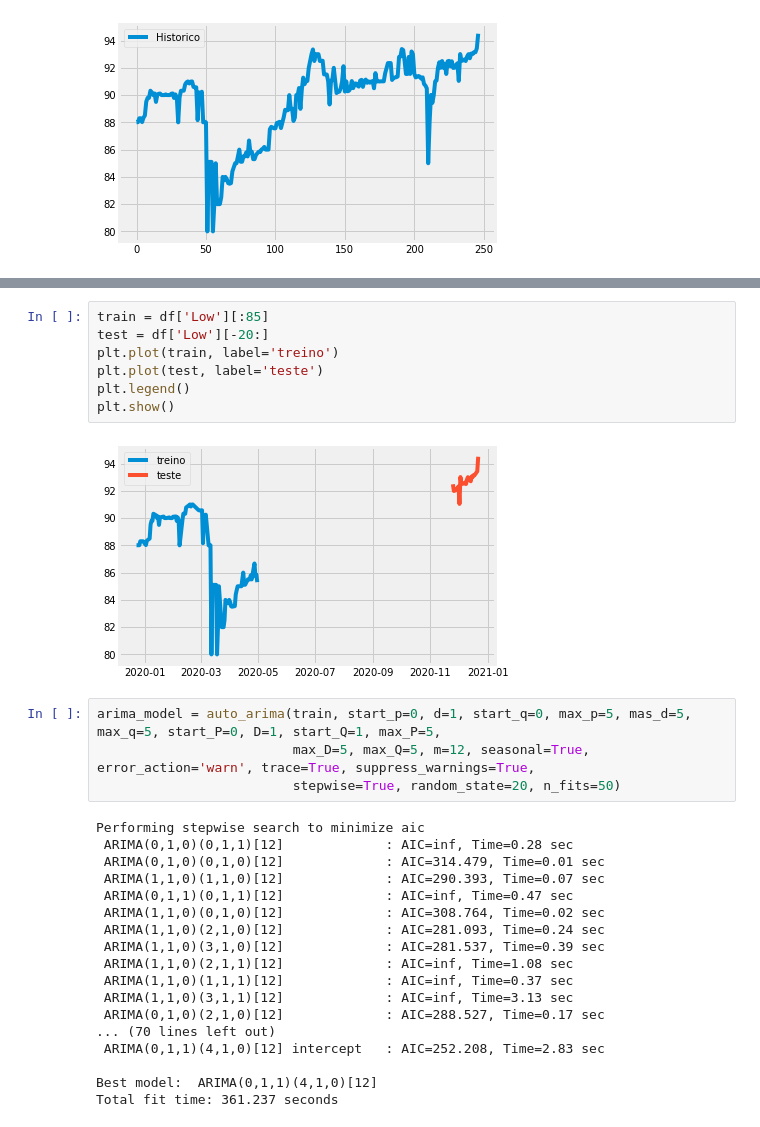
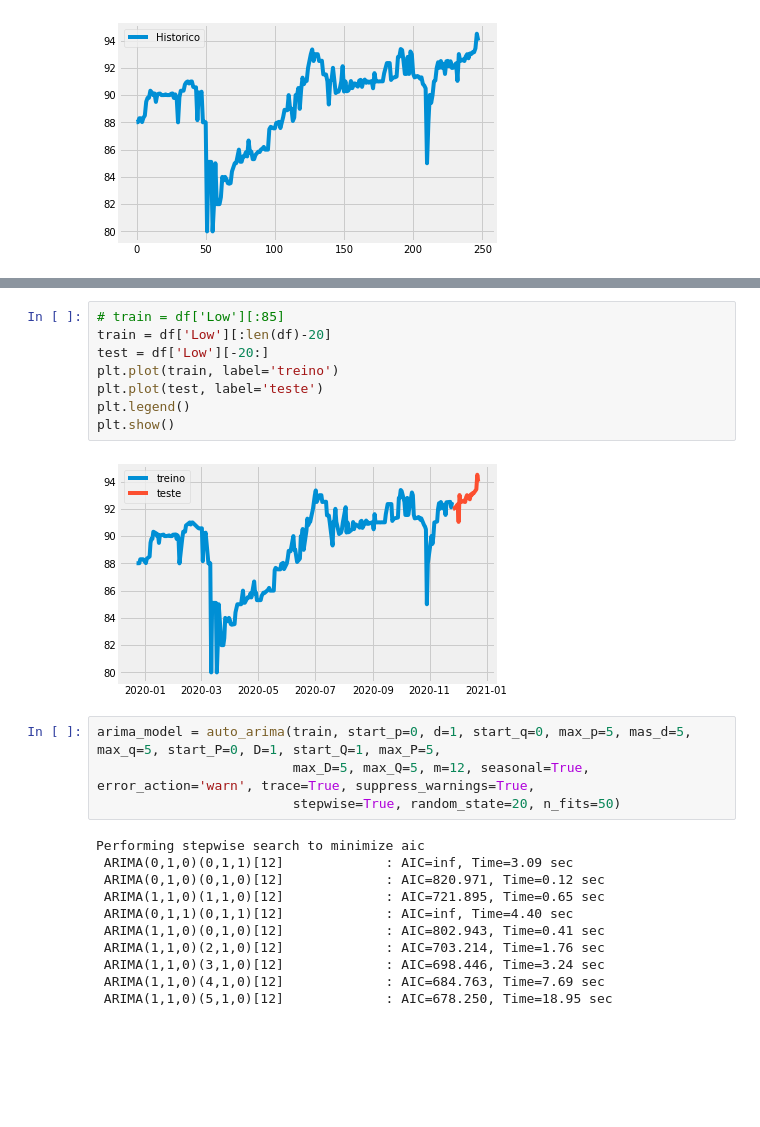
Before and after one commit to renatoreggiani/trAIding, a Jupyter notebook: python-ai-trading-pedro.ipynb, the cells around one changed output, grey strips where cells are left out. Cells and saved outputs as stored; diff of their text form; blank space fills up the shorter version.

```diff
--- a/python-ai-trading-pedro.ipynb
+++ b/python-ai-trading-pedro.ipynb
@@ -130,33 +125,27 @@ adf_test.should_diff(df['Low'])
 # %%
-train = df['Low'][:85]
+# train = df['Low'][:85]
+train = df['Low'][:len(df)-20]
 test = df['Low'][-20:]
 plt.plot(train, label='treino')
 plt.plot(test, label='teste')
 plt.legend()
 plt.show()
 # %% [output]
-[figure, old version]
+[figure, new version]
 # %%
 arima_model = auto_arima(train, start_p=0, d=1, start_q=0, max_p=5, mas_d=5, max_q=5, start_P=0, D=1, start_Q=1, max_P=5,
                          max_D=5, max_Q=5, m=12, seasonal=True, error_action='warn', trace=True, suppress_warnings=True,
                          stepwise=True, random_state=20, n_fits=50)
 # %% [output]
 Performing stepwise search to minimize aic
- ARIMA(0,1,0)(0,1,1)[12]             : AIC=inf, Time=0.28 sec
- ARIMA(0,1,0)(0,1,0)[12]             : AIC=314.479, Time=0.01 sec
- ARIMA(1,1,0)(1,1,0)[12]             : AIC=290.393, Time=0.07 sec
- ARIMA(0,1,1)(0,1,1)[12]             : AIC=inf, Time=0.47 sec
- ARIMA(1,1,0)(0,1,0)[12]             : AIC=308.764, Time=0.02 sec
- ARIMA(1,1,0)(2,1,0)[12]             : AIC=281.093, Time=0.24 sec
- ARIMA(1,1,0)(3,1,0)[12]             : AIC=281.537, Time=0.39 sec
- ARIMA(1,1,0)(2,1,1)[12]             : AIC=inf, Time=1.08 sec
- ARIMA(1,1,0)(1,1,1)[12]             : AIC=inf, Time=0.37 sec
- ARIMA(1,1,0)(3,1,1)[12]             : AIC=inf, Time=3.13 sec
- ARIMA(0,1,0)(2,1,0)[12]             : AIC=288.527, Time=0.17 sec
-... (70 lines left out)
- ARIMA(0,1,1)(4,1,0)[12] intercept   : AIC=252.208, Time=2.83 sec
-
-Best model:  ARIMA(0,1,1)(4,1,0)[12]
-Total fit time: 361.237 seconds
+ ARIMA(0,1,0)(0,1,1)[12]             : AIC=inf, Time=3.09 sec
+ ARIMA(0,1,0)(0,1,0)[12]             : AIC=820.971, Time=0.12 sec
+ ARIMA(1,1,0)(1,1,0)[12]             : AIC=721.895, Time=0.65 sec
+ ARIMA(0,1,1)(0,1,1)[12]             : AIC=inf, Time=4.40 sec
+ ARIMA(1,1,0)(0,1,0)[12]             : AIC=802.943, Time=0.41 sec
+ ARIMA(1,1,0)(2,1,0)[12]             : AIC=703.214, Time=1.76 sec
+ ARIMA(1,1,0)(3,1,0)[12]             : AIC=698.446, Time=3.24 sec
+ ARIMA(1,1,0)(4,1,0)[12]             : AIC=684.763, Time=7.69 sec
+ ARIMA(1,1,0)(5,1,0)[12]             : AIC=678.250, Time=18.95 sec
 # %%
 arima_model.summary()
```
Also changed, not shown: parts of 14 cells of this notebook.
